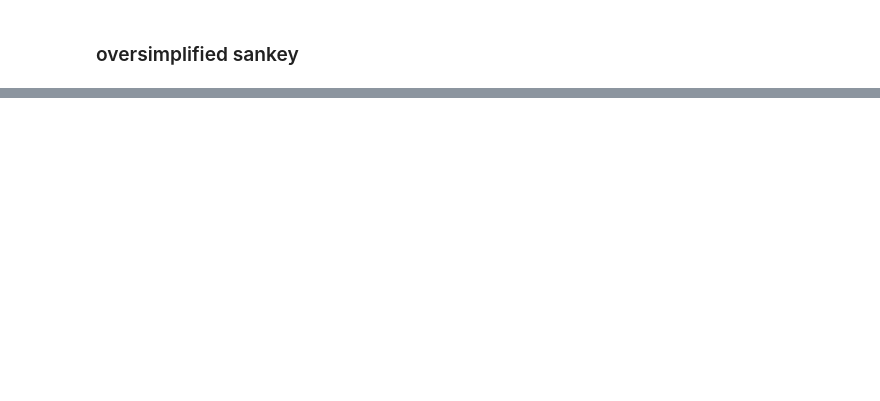
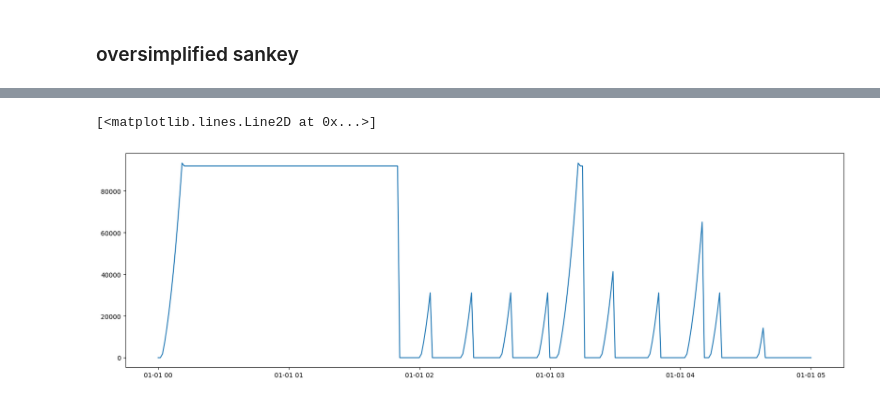
Before and after one commit to ltomas1/DES.sim, a Jupyter notebook: src/utils/visu.ipynb, the cells around one changed output, grey strips where cells are left out. Saved outputs shown, nothing was run; the diff lists cells and outputs as text; code cells hidden in the pictures; blank space fills up the shorter version.

```diff
--- a/src/utils/visu.ipynb
+++ b/src/utils/visu.ipynb
@@ -582,0 +593,6 @@ df['HP_Q_Evap'].sum()/4
+# %%
+plt.figure(figsize = [20,6])
+plt.plot(df.loc['2022-01-01 00:00:00':'2022-01-01 05:00:00','CHP_Pth'])
+# %% [output]
+[<matplotlib.lines.Line2D at 0x...>]
+[figure, added]
```
Also changed, not shown: parts of 18 cells of this notebook.
